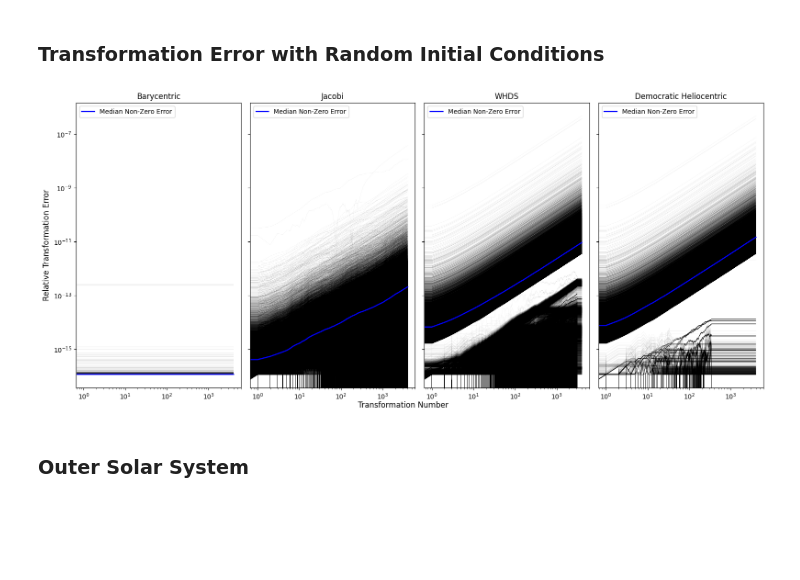
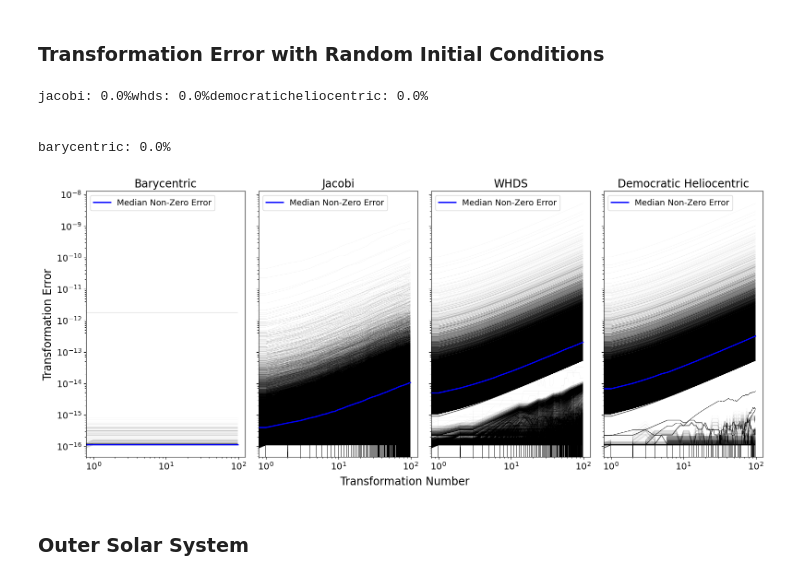
Before and after one commit to luke-wriglesworth/rebound, a Jupyter notebook: barycentric testing/Barycentric_whfast_test.ipynb, the cells around one changed output. Drawn from its saved outputs; the diff is of its cells as text; code cells hidden in the pictures; blank space fills up the shorter version.

Commit message:
remove large files

```diff
--- a/barycentric testing/Barycentric_whfast_test.ipynb
+++ b/barycentric testing/Barycentric_whfast_test.ipynb
@@ -191,8 +191,10 @@ import tqdm
 import matplotlib.pyplot as plt
 from concurrent.futures import ProcessPoolExecutor
 
-n_bodies = 10000
-n_transforms = 4000
+# n_bodies = 10000
+# n_transforms = 4000
+n_bodies = 100
+n_transforms = 100
 min=-10
 max=10
 m = np.abs(np.random.uniform(0.01,2,n_bodies))
@@ -221,8 +223,8 @@ def transformation_error_single(coordinate, n_transforms):
     transform_to_inertial = getattr(cl,f"reb_particles_transform_{coordinate}_to_inertial_posvel")
     p0 = get_particle_properties(sim)
     for t in range(n_transforms):
-        # if t % 1000 == 0:
-        #     print (f"{coordinate}: {(t/n_transforms)*100}%")
+        if t % 1000 == 0:
+            print (f"{coordinate}: {(t/n_transforms)*100}%")
         if coordinate == "jacobi":
             transform_from_inertial(sim._particles,p,sim._particles,sim.N,sim.N)
             transform_to_inertial(sim._particles,p,sim._particles,sim.N,sim.N)
@@ -230,41 +232,51 @@ def transformation_error_single(coordinate, n_transforms):
             transform_from_inertial(sim._particles,p,sim.N,sim.N)
             transform_to_inertial(sim._particles,p,sim.N,sim.N)
         errors[t] = np.abs((get_particle_properties(sim)-p0)/p0)
     sim = None
     return errors
 
 def plot_errors(errors, coords):
     fig, axs = plt.subplots(1, 4, figsize=(16,7),sharex=True,sharey=True)
     axs = axs.flatten()
     for c, coord in enumerate(coords):
         axs[c].cla()
-        axs[c].set_title(coord)
+        axs[c].set_title(coord, fontsize = 17, fontweight="medium")
         axs[c].set_xscale("log")
         axs[c].set_yscale("log")
+
+        # Set larger tick sizes for better readability
+        for ax in axs:
+            ax.tick_params(axis='both', which='major', labelsize=14)
+            ax.tick_params(axis='both', which='minor', labelsize=14)
+
         for i in range(6):
             for n in range(n_bodies):
                 axs[c].plot(range(n_transforms), errors[c][:, n, i], lw=0.075, alpha=0.3, color = "black")
         # median of non-zero errors
         errors_merged = errors[c].reshape(n_transforms, n_bodies*6)
         errors_merged[errors_merged == 0] = np.nan
         median = np.nanmedian(errors_merged, axis=1)
-        axs[c].plot(range(n_transforms), median, lw=1.75, color="blue", label = "Median Non-Zero Error")
-        axs[c].legend(loc="upper left")
-    axs[0].set_ylabel("Relative Transformation Error", fontsize=12)
-    fig.text(0.5, 0.0, 'Transformation Number', ha='center', fontsize=12)
-    plt.tight_layout()
+        axs[c].plot(range(n_transforms), median, lw=2.0, color="blue", label = "Median Non-Zero Error")
+        axs[c].legend(loc="upper left", fontsize=13)
+    axs[0].set_ylabel("Transformation Error", fontsize=17, fontweight="medium")
+    fig.text(0.5, 0.03, 'Transformation Number', ha='center', fontsize=17, fontweight="medium")
+    plt.tight_layout(rect=[0,0.05,1,1])
     plt.show()
-    fig.savefig("transformation_errors_random.png", dpi=600)
+    fig.savefig("transformation_errors_random.png", dpi=650)
 
 def transformation_error(coordinates, n_transforms):
     with ProcessPoolExecutor(max_workers=24) as executor:
         results = list(tqdm.tqdm(executor.map(transformation_error_single, coordinates, [n_transforms] * len(coordinates)), total=len(coordinates)))
     return np.array(results)
 
 errors = transformation_error(["barycentric", "jacobi", "whds", "democraticheliocentric"], n_transforms)
 plot_errors(errors, ["Barycentric", "Jacobi", "WHDS", "Democratic Heliocentric"])
 # %% [output]
+jacobi: 0.0%whds: 0.0%democraticheliocentric: 0.0%
+
+
+barycentric: 0.0%
-[figure, old version]
+[figure, new version]
 # %% [markdown]
 ### Outer Solar System
 # %%
```
Also changed, not shown: parts of 5 cells of this notebook, 19 other files.
